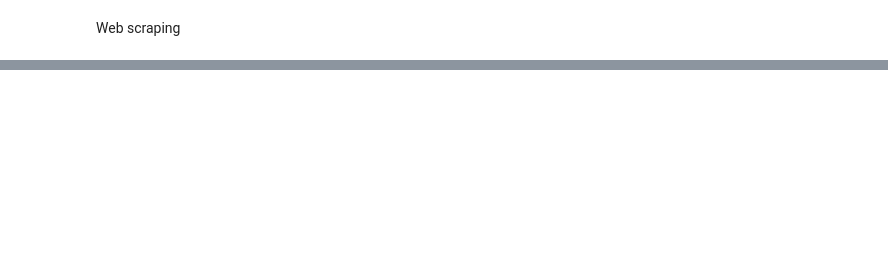
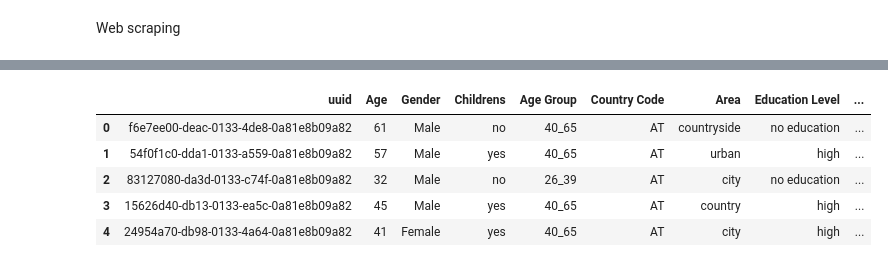
Before and after one commit to ssarahreyes/ih_datamadpt1120_project_m1, a Jupyter notebook: __trash__/CleaningData_draft.ipynb, the cells around one changed output, grey strips where cells are left out. Drawn from its saved outputs; the diff is of its cells as text; code cells hidden in the pictures; blank space fills up the shorter version.

```diff
--- a/__trash__/CleaningData_draft.ipynb
+++ b/__trash__/CleaningData_draft.ipynb
@@ -166,3 +229,12 @@ df_complete.rename(columns={'age': 'Age',
 # %%
 # adding quantity column
 df_complete['Quantity'] = df_complete.groupby('uuid')['uuid'].transform('count').astype("int64")
+# %%
+df_complete.head()
+# %% [output]
+|  | uuid | Age | Gender | Childrens | Age Group | Country Code | Area | Education Level | ... |
+| 0 | f6e7ee00-deac-0133-4de8-0a81e8b09a82 | 61 | Male | no | 40_65 | AT | countryside | no education | ... |
+| 1 | 54f0f1c0-dda1-0133-a559-0a81e8b09a82 | 57 | Male | yes | 40_65 | AT | urban | high | ... |
+| 2 | 83127080-da3d-0133-c74f-0a81e8b09a82 | 32 | Male | no | 26_39 | AT | city | no education | ... |
+| 3 | 15626d40-db13-0133-ea5c-0a81e8b09a82 | 45 | Male | yes | 40_65 | AT | country | high | ... |
+| 4 | 24954a70-db98-0133-4a64-0a81e8b09a82 | 41 | Female | yes | 40_65 | AT | city | high | ... |
```
Also changed, not shown: parts of 40 cells of this notebook, 11 other files.
